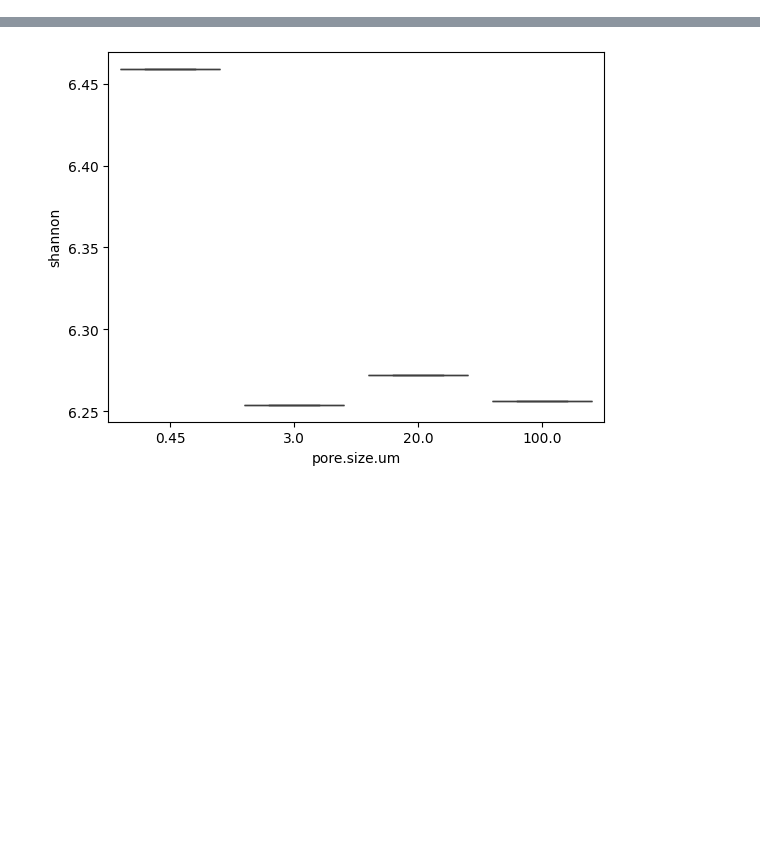
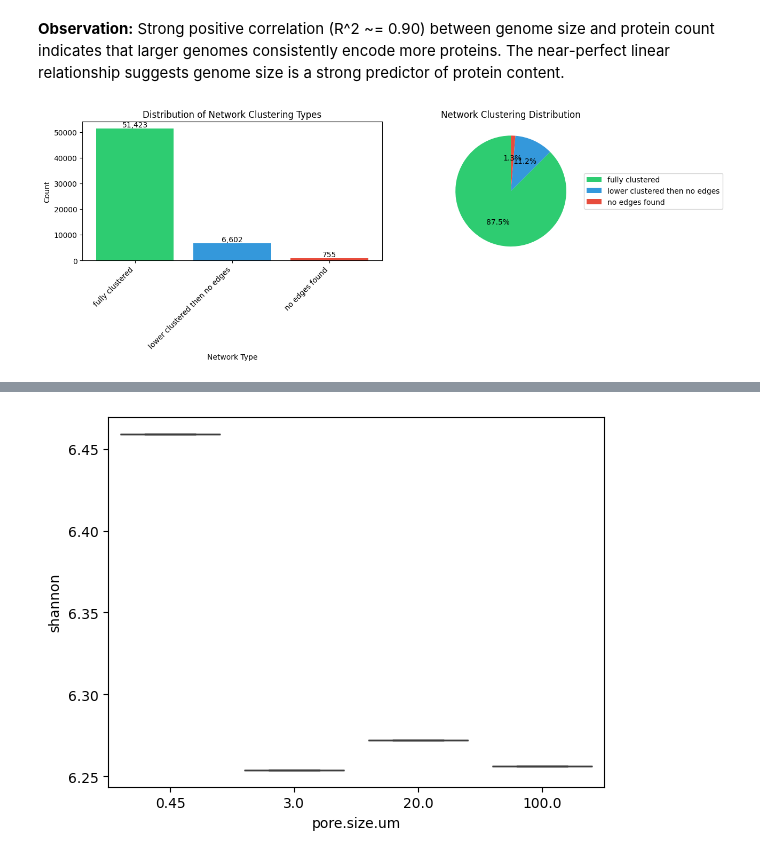
Before and after one commit to ademskey/CS_475_Project, a Jupyter notebook: analysis.ipynb, the cells around one changed output, grey strips where cells are left out. Drawn from its saved outputs; the diff is of its cells as text; code cells hidden in the pictures; blank space fills up the shorter version.

```diff
--- a/analysis.ipynb
+++ b/analysis.ipynb
@@ -96,0 +176,34 @@ For example, when doing 'df[col].method(value, inplace=True)', try using 'df.met
+# %% [markdown]
+**Observation:** Strong positive correlation (R^2 ~= 0.90) between genome size and protein count indicates that larger genomes consistently encode more proteins. The near-perfect linear relationship suggests genome size is a strong predictor of protein content.
+# %%
+# Network clustering distribution
+network_counts = combined_dataset['network'].value_counts()
+
+fig, axes = plt.subplots(1, 2, figsize=(14, 5))
+
+# Bar chart with counts
+bars = axes[0].bar(range(len(network_counts)), network_counts.values, color=['#2ecc71', '#3498db', '#e74c3c'])
+axes[0].set_xticks(range(len(network_counts)))
+axes[0].set_xticklabels(network_counts.index, rotation=45, ha='right')
+axes[0].set_xlabel('Network Type')
+axes[0].set_ylabel('Count')
+axes[0].set_title('Distribution of Network Clustering Types')
+
+# Add count labels on bars
+for bar in bars:
+    height = bar.get_height()
+    axes[0].text(bar.get_x() + bar.get_width()/2., height,
+                f'{int(height):,}',
+                ha='center', va='bottom')
+
+# Pie chart with legend
+colors_pie = ['#2ecc71', '#3498db', '#e74c3c']
+axes[1].pie(network_counts.values, labels=None, autopct='%1.1f%%',
+           colors=colors_pie, startangle=90)
+axes[1].set_title('Network Clustering Distribution')
+axes[1].legend(network_counts.index, loc='center left', bbox_to_anchor=(1, 0, 0.5, 1))
+
+plt.tight_layout()
+plt.show()
+# %% [output]
+[figure, added]
```
Also changed, not shown: parts of 12 cells of this notebook.
